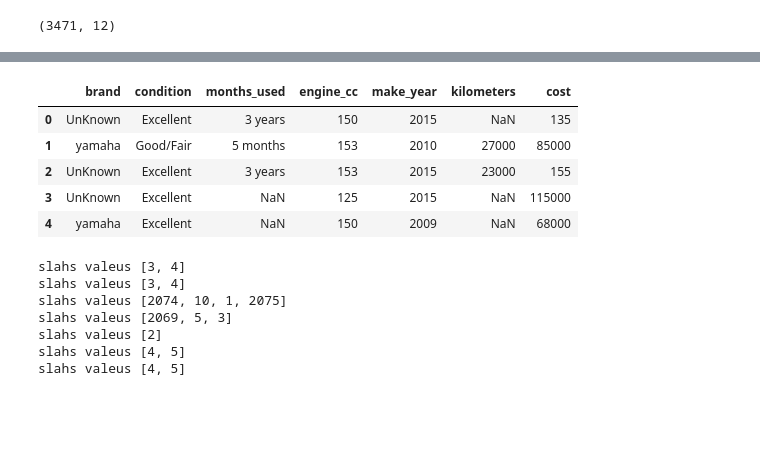
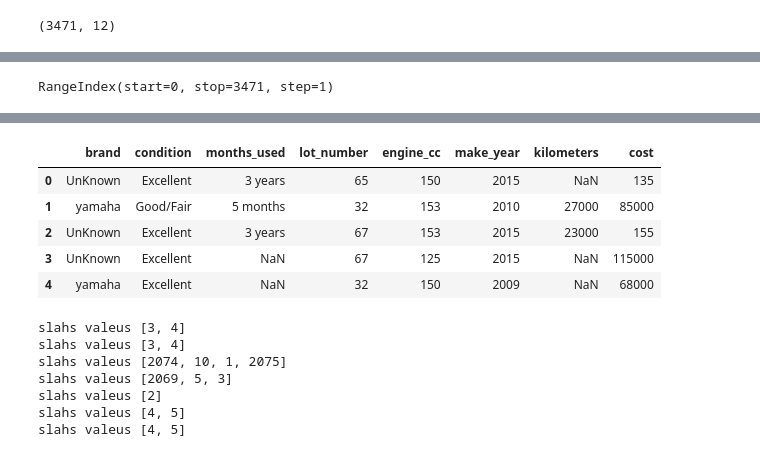
Before and after one commit to sagarchalise/hb-auto-datascience, a Jupyter notebook: Hamrobazzar Utility Price Prediction ( HamroPrice).ipynb, the cells around one changed output, grey strips where cells are left out. Cells and saved outputs as stored; diff of their text form; code cells hidden in the pictures; blank space fills up the shorter version.

```diff
--- a/Hamrobazzar Utility Price Prediction ( HamroPrice).ipynb
+++ b/Hamrobazzar Utility Price Prediction ( HamroPrice).ipynb
@@ -62,6 +62,10 @@ Make Year                   2502 non-null object
 Kilometers                  2669 non-null object
 dtypes: float64(1), int64(1), object(10)
 memory usage: 325.5+ KB
+# %%
+df.index
+# %% [output]
+RangeIndex(start=0, stop=3471, step=1)
 # %%
 # rename cols
 columns = ['brand', 'bike_name', 'area', 'type', 'condition', 'months_used', 'lot_number',
@@ -77,18 +81,18 @@ df.head()
 | 3 | UnKnown | UnKnown | Bagmati | Sports | Excellent | NaN | 67 | 115000 | NaN | 125 | ... |
 | 4 | yamaha | UnKnown | Bagmati | Standard | Excellent | NaN | 32 | 68000 | NaN | 150 | ... |
 # %%
-selected_columns = ['brand', 'condition', 'months_used',
+selected_columns = ['brand', 'condition', 'months_used','lot_number',
                    'engine_cc', 'make_year', 'kilometers', 'cost']
 
 df = df[selected_columns]
 df.head()
 # %% [output]
-|  | brand | condition | months_used | engine_cc | make_year | kilometers | cost |
-| 0 | UnKnown | Excellent | 3 years | 150 | 2015 | NaN | 135 |
-| 1 | yamaha | Good/Fair | 5 months | 153 | 2010 | 27000 | 85000 |
-| 2 | UnKnown | Excellent | 3 years | 153 | 2015 | 23000 | 155 |
-| 3 | UnKnown | Excellent | NaN | 125 | 2015 | NaN | 115000 |
-| 4 | yamaha | Excellent | NaN | 150 | 2009 | NaN | 68000 |
+|  | brand | condition | months_used | lot_number | engine_cc | make_year | kilometers | cost |
+| 0 | UnKnown | Excellent | 3 years | 65 | 150 | 2015 | NaN | 135 |
+| 1 | yamaha | Good/Fair | 5 months | 32 | 153 | 2010 | 27000 | 85000 |
+| 2 | UnKnown | Excellent | 3 years | 67 | 153 | 2015 | 23000 | 155 |
+| 3 | UnKnown | Excellent | NaN | 67 | 125 | 2015 | NaN | 115000 |
+| 4 | yamaha | Excellent | NaN | 32 | 150 | 2009 | NaN | 68000 |
 # %%
 # convert months used from years to total months (default value to 12 months)
 import math
```
Also changed, not shown: parts of 130 cells of this notebook, 1 other file.
